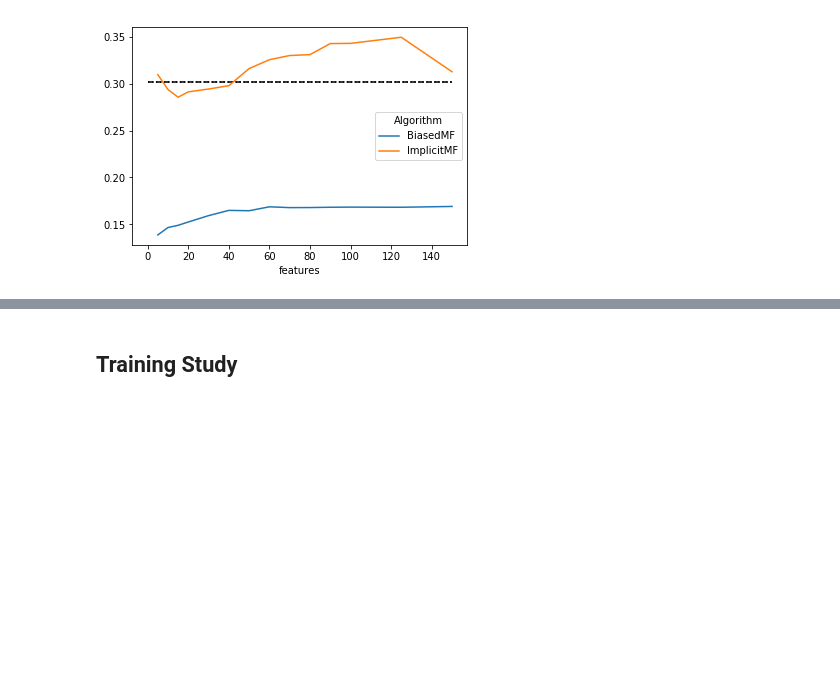
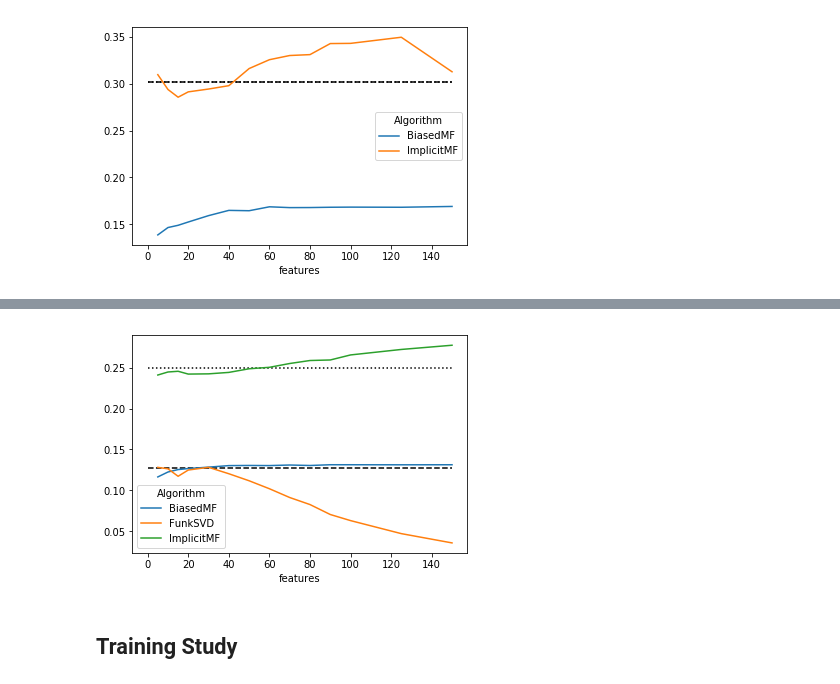
Before and after one commit to lenskit/lk-test-evals, a Jupyter notebook: ALS.ipynb, the cells around one changed output, grey strips where cells are left out. Cells and saved outputs as stored; diff of their text form; code cells hidden in the pictures; blank space fills up the shorter version.

```diff
--- a/ALS.ipynb
+++ b/ALS.ipynb
@@ -167,0 +283,3 @@ plt.show()
+# %%
+base_ndcg = user_ndcg[user_ndcg.features.isna()].groupby('Algorithm').NDCG.mean().reset_index()
+base_ndcg.head()
@@ -168,3 +305,11 @@ plt.show()
+# %%
+fig, ax = plt.subplots()
+ndcg.pivot(index='features', columns='Algorithm', values='NDCG').plot(ax=ax)
+plt.hlines(base_ndcg.NDCG, xmin=0, xmax=150,
+           linestyles=['dashed', 'dotted'], label='Baseline')
+plt.show()
+# %% [output]
+[figure, added]
 # %% [markdown]
 ## Training Study
 # %%
```
Also changed, not shown: parts of 20 cells of this notebook, 1 other file.
